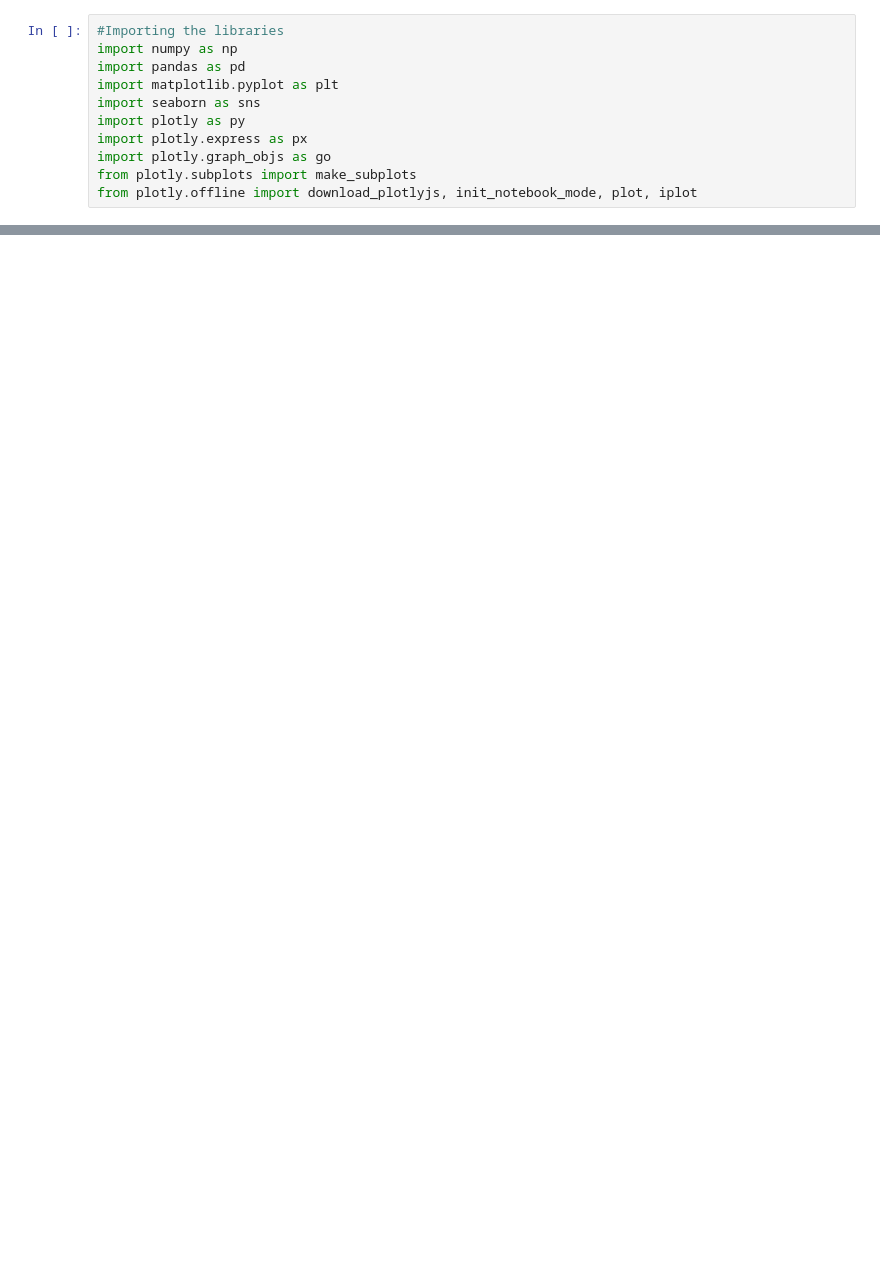
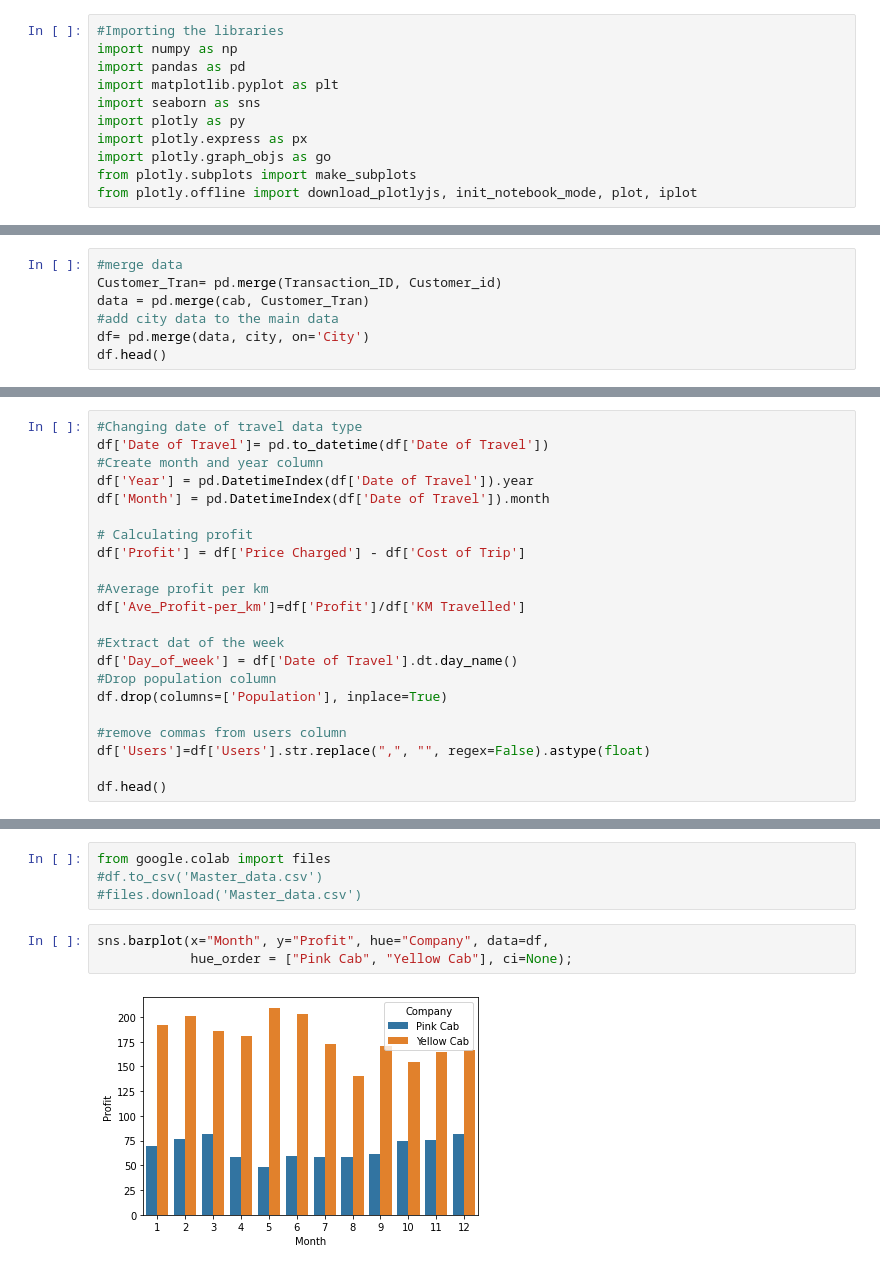
Before and after one commit to Jaeljane/Data-Glacier, a Jupyter notebook: Insight_for_Cab_Investment_firm.ipynb, the cells around one changed output, grey strips where cells are left out. Drawn from its saved outputs; the diff is of its cells as text; blank space fills up the shorter version.

```diff
--- a/Insight_for_Cab_Investment_firm.ipynb
+++ b/Insight_for_Cab_Investment_firm.ipynb
@@ -189,0 +21,7 @@ Pass the following variables as keyword args: x, y. From version 0.12, the only
+# %%
+#merge data
+Customer_Tran= pd.merge(Transaction_ID, Customer_id)
+data = pd.merge(cab, Customer_Tran)
+#add city data to the main data
+df= pd.merge(data, city, on='City')
+df.head()
@@ -189,0 +35,22 @@ Pass the following variables as keyword args: x, y. From version 0.12, the only
+# %%
+#Changing date of travel data type
+df['Date of Travel']= pd.to_datetime(df['Date of Travel'])
+#Create month and year column
+df['Year'] = pd.DatetimeIndex(df['Date of Travel']).year
+df['Month'] = pd.DatetimeIndex(df['Date of Travel']).month
+
+# Calculating profit
+df['Profit'] = df['Price Charged'] - df['Cost of Trip']
+
+#Average profit per km
+df['Ave_Profit-per_km']=df['Profit']/df['KM Travelled']
+
+#Extract dat of the week
+df['Day_of_week'] = df['Date of Travel'].dt.day_name()
+#Drop population column
+df.drop(columns=['Population'], inplace=True)
+
+#remove commas from users column
+df['Users']=df['Users'].str.replace(",", "", regex=False).astype(float)
+
+df.head()
@@ -189,0 +64,9 @@ Pass the following variables as keyword args: x, y. From version 0.12, the only
+# %%
+from google.colab import files
+#df.to_csv('Master_data.csv')
+#files.download('Master_data.csv')
+# %%
+sns.barplot(x="Month", y="Profit", hue="Company", data=df,
+            hue_order = ["Pink Cab", "Yellow Cab"], ci=None);
+# %% [output]
+[figure, added]
```
Also changed, not shown: parts of 41 cells of this notebook.
